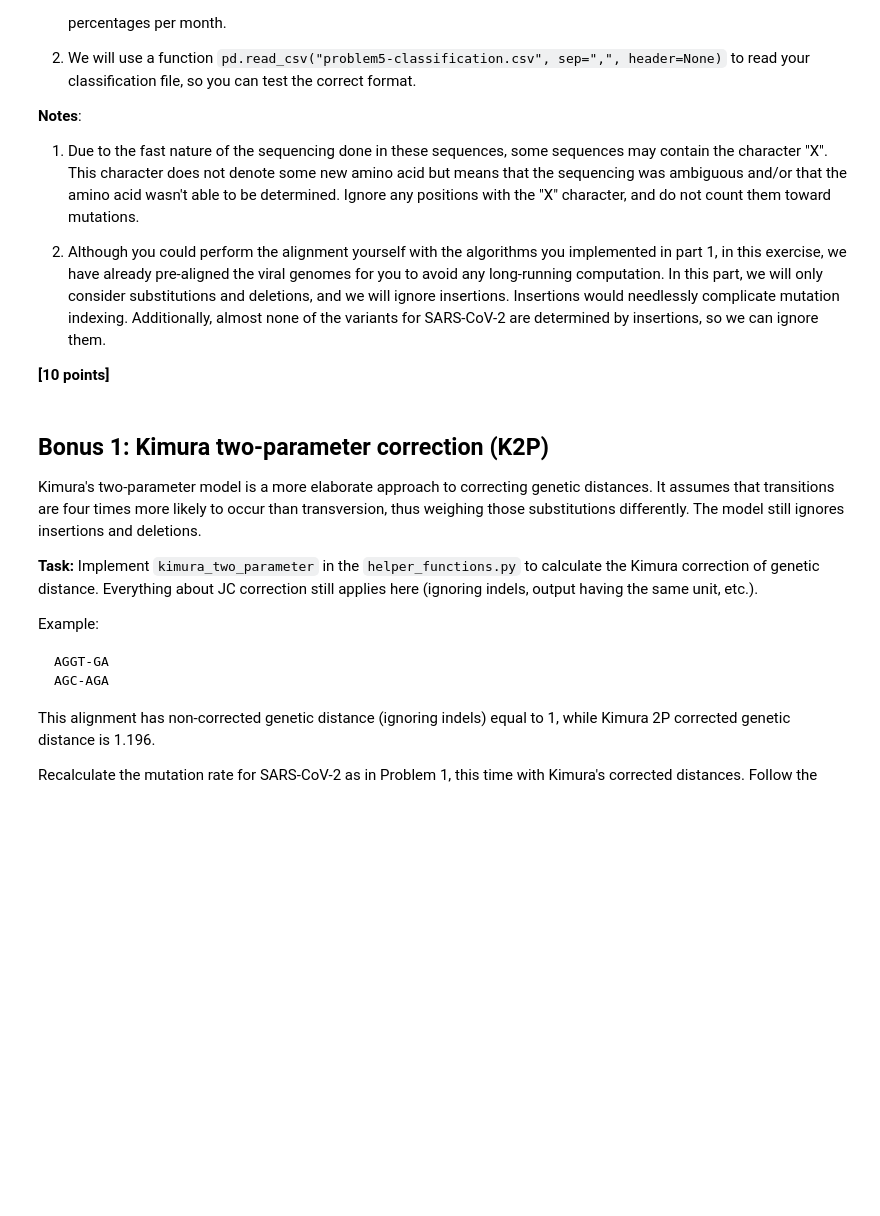
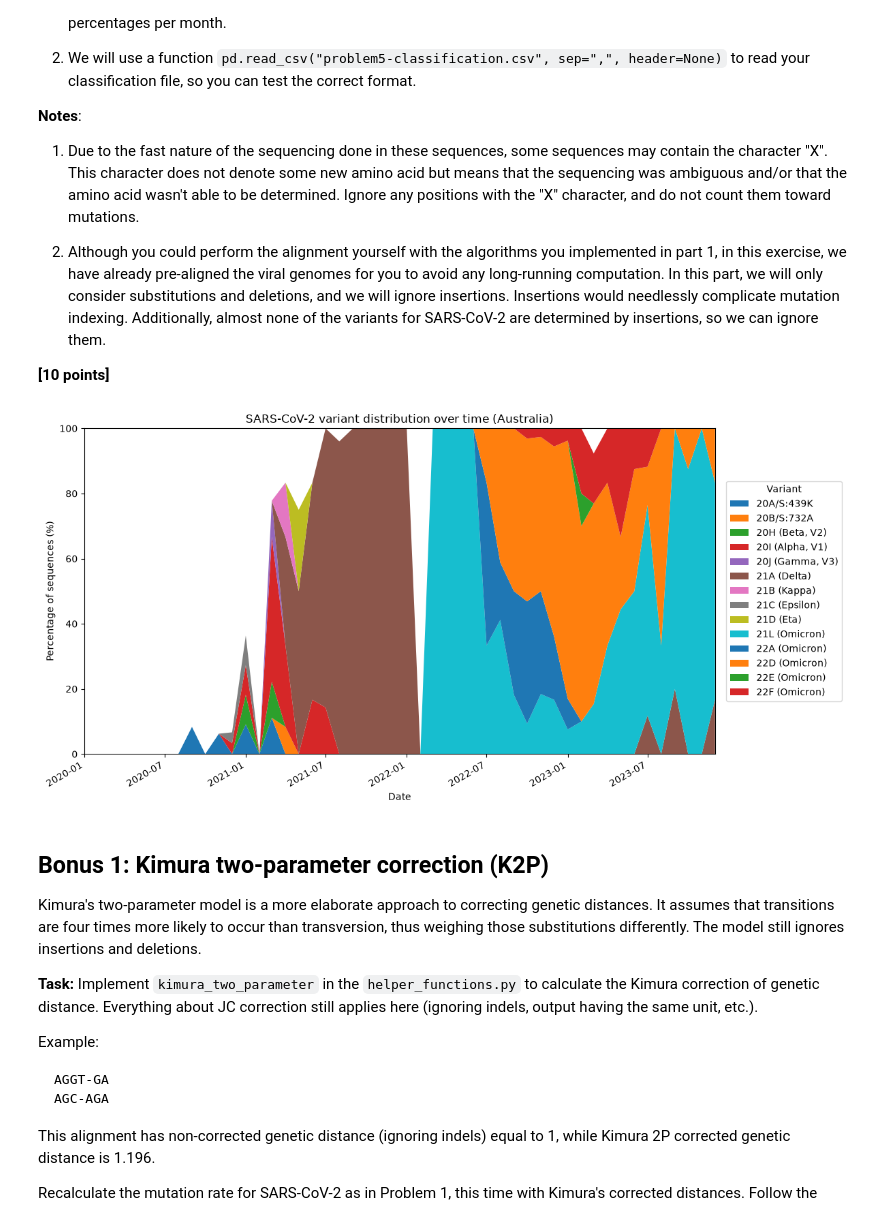
Before and after one commit to LeRid1/assign_viral_evo, a Jupyter notebook: viral_evo_workbook.ipynb, the cells around one changed output. Drawn from its saved outputs; the diff is of its cells as text; code cells hidden in the pictures; blank space fills up the shorter version.

Commit message:
implement plotting function for problem 5

```diff
--- a/viral_evo_workbook.ipynb
+++ b/viral_evo_workbook.ipynb
@@ -353,7 +353,11 @@ After you have assigned all the sequences to a variant, create a plot showing th
 **[10 points]**
 # %%
 from helper_functions import classify_spikes
+from helper_functions import plot_variant_distribution
 results = classify_spikes()
+percentages = plot_variant_distribution()
+# %% [output]
+[figure, added]
 # %% [markdown]
 ## Bonus 1: Kimura two-parameter correction (K2P)
 
```
Also changed, not shown: 1 other file.
